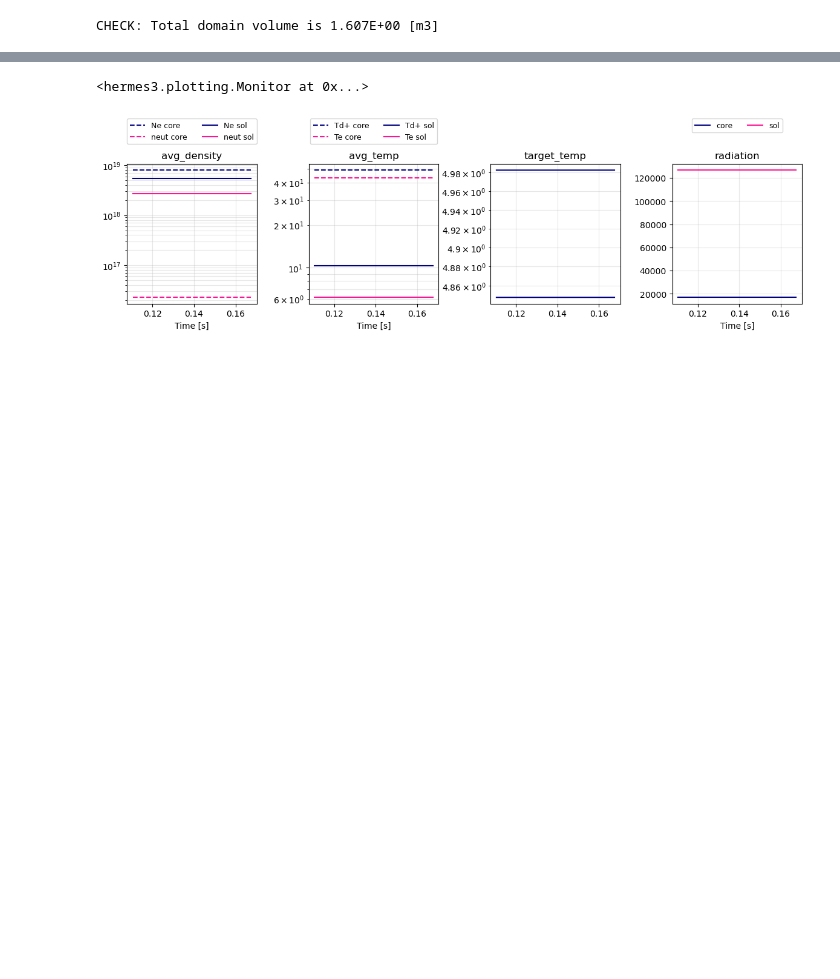
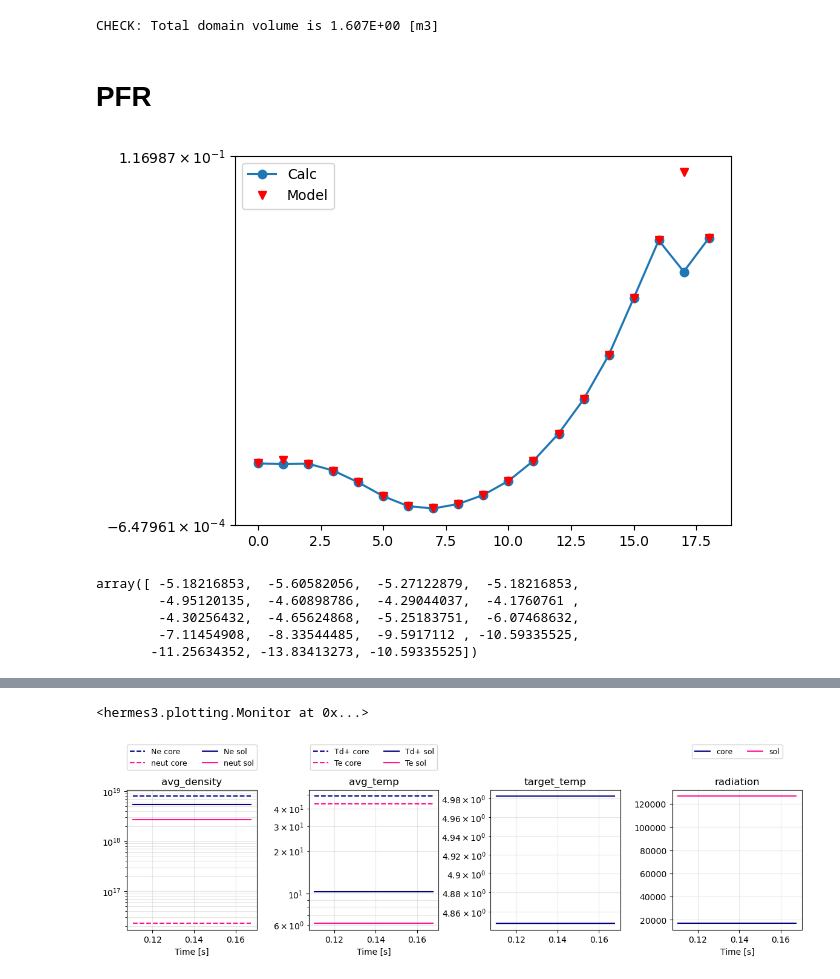
Before and after one commit to mikekryjak/notebooks, a Jupyter notebook: 131/131-2023-08-17 - neutral_boundary dev.ipynb, the cells around one changed output, grey strips where cells are left out. Saved outputs shown, nothing was run; the diff lists cells and outputs as text; code cells hidden in the pictures; blank space fills up the shorter version.

```diff
--- a/131/131-2023-08-17 - neutral_boundary dev.ipynb
+++ b/131/131-2023-08-17 - neutral_boundary dev.ipynb
@@ -57,0 +56,63 @@ ds = casestore["base"].ds
+# %% [markdown]
+# PFR
+# %%
+ds_orig = casestore["base"].ds.copy()
+ds = ds_orig.hermesm.select_region("lower_pfr")
+# ds = ds_orig.copy()
+
+m = ds.metadata
+
+calc = []
+model = []
+
+cell = ds.isel(x=2)
+guard = ds.isel(x=1)
+def wall(param):
+    return (cell[param].values + guard[param].values)/2
+
+## EVERYTHING NORMALISED
+Td = wall("Td") / m["Tnorm"]
+Nd = wall("Nd") / m["Nnorm"]
+dy = wall("dy")
+dl = wall("dl") / m["rho_s0"]
+dz = wall("dz")
+g22 = wall("g22") / (1/(m["rho_s0"] * m["rho_s0"]))
+g_33 = wall("g_33") / (m["rho_s0"]**2)
+dtor = wall("dz") * np.sqrt(g_33)
+dv = cell["dv"] / (m["rho_s0"]**3)
+
+q_e = 1
+Mi = 2
+
+vth = np.sqrt( (q_e * Td) / Mi)
+
+energy_refl_factor = 0.75
+fast_refl_fraction = 0.8
+gamma = 1 - energy_refl_factor * fast_refl_fraction - (1-fast_refl_fraction)*((3/m["Tnorm"])/(2*Td))
+
+q = gamma * Nd * q_e * Td * vth  # Wm-2
+da = dl * dtor
+flux = q * da  # W
+power = flux / dv
+
+
+calc =  power
+
+norm = constants("q_e") * m["Nnorm"] * m["Tnorm"] * m["Omega_ci"]
+model = (cell["Ed_wall_refl"]/norm).squeeze().values * -1
+
+fig, ax = plt.subplots()
+ax.plot(calc, marker = "o", label = "Calc")
+ax.plot(model, lw = 0, marker = "v", label = "Model", c = "r")
+ax.legend()
+ax.set_yscale("symlog")
+# %% [output]
+[figure, added]
+# %%
+gamma
+# %% [output]
+array([ -5.18216853,  -5.60582056,  -5.27122879,  -5.18216853,
+        -4.95120135,  -4.60898786,  -4.29044037,  -4.1760761 ,
+        -4.30256432,  -4.65624868,  -5.25183751,  -6.07468632,
+        -7.11454908,  -8.33544485,  -9.5917112 , -10.59335525,
+       -11.25634352, -13.83413273, -10.59335525])
```
Also changed, not shown: parts of 18 cells of this notebook, 5 other files.
